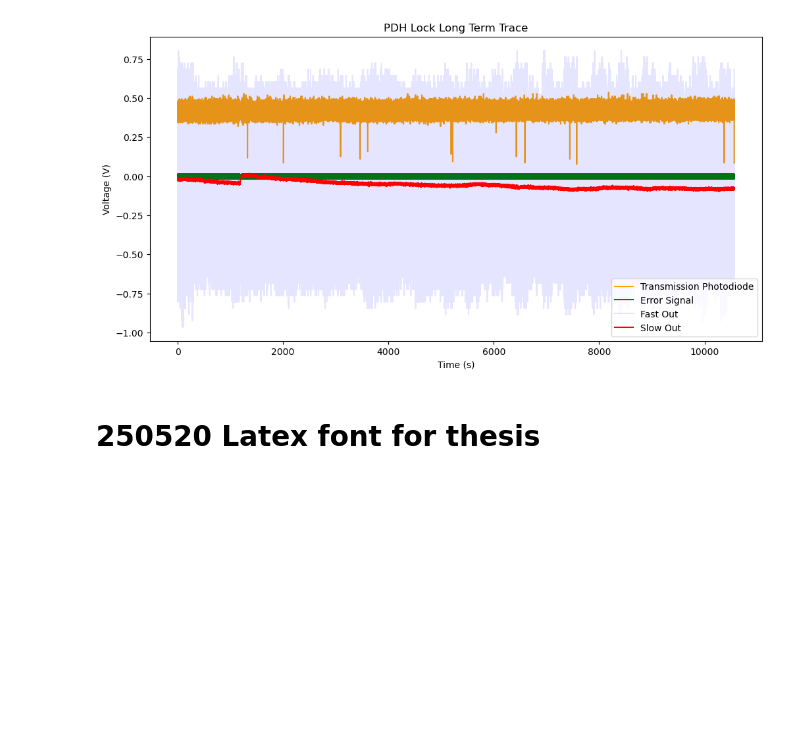
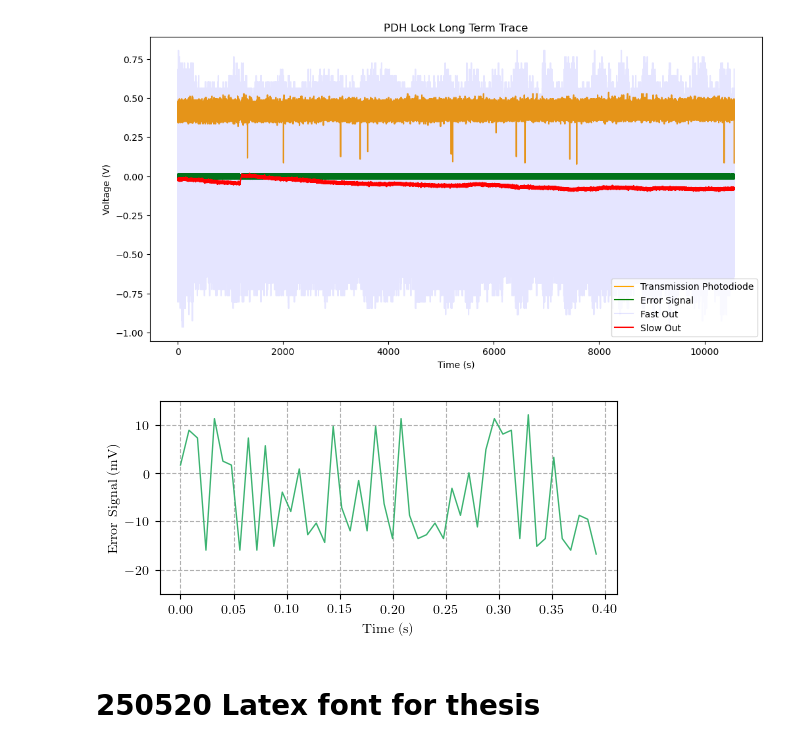
Before and after one commit to hsuchungchuan/Projects, a Jupyter notebook: 241201 PDHLockLongTermTraceThreeHours/241201 PDHLockLongTermTraceThreeHours.ipynb, the cells around one changed output. Cells and saved outputs as stored; diff of their text form; code cells hidden in the pictures; blank space fills up the shorter version.

Commit message:
error signal plots

```diff
--- a/241201 PDHLockLongTermTraceThreeHours/241201 PDHLockLongTermTraceThreeHours.ipynb
+++ b/241201 PDHLockLongTermTraceThreeHours/241201 PDHLockLongTermTraceThreeHours.ipynb
@@ -97,3 +166,12 @@ Text(0.5, 1.0, 'PDH Lock Long Term Trace')
+# %%
+plt.plot(time_edited[:50],np.array(error_signal_edited*100)[:50],color='mediumseagreen')
+plt.yticks([-20,-10,0,10])
+plt.ylabel('Error Signal (mV)')
+plt.ylim(-25,15)
+plt.xlabel('Time (s)')
+plt.savefig('250610 ErrorSignalZoomedInEvenFurther.pdf',dpi=300)
+# %% [output]
+[figure, added]
 # %% [markdown]
 # 250520 Latex font for thesis
 # %%
```
Also changed, not shown: parts of 2 cells of this notebook, 9 other files.
